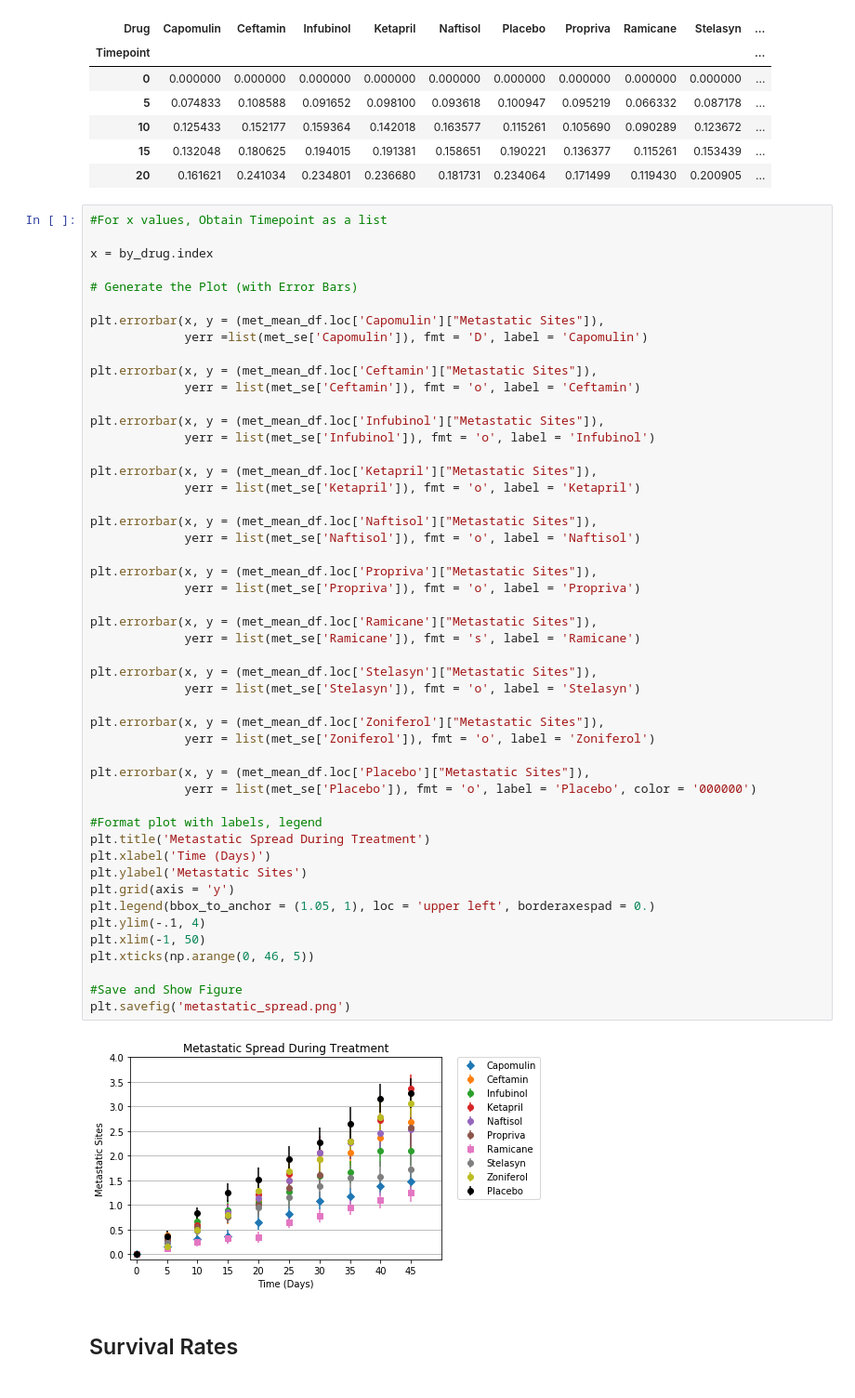
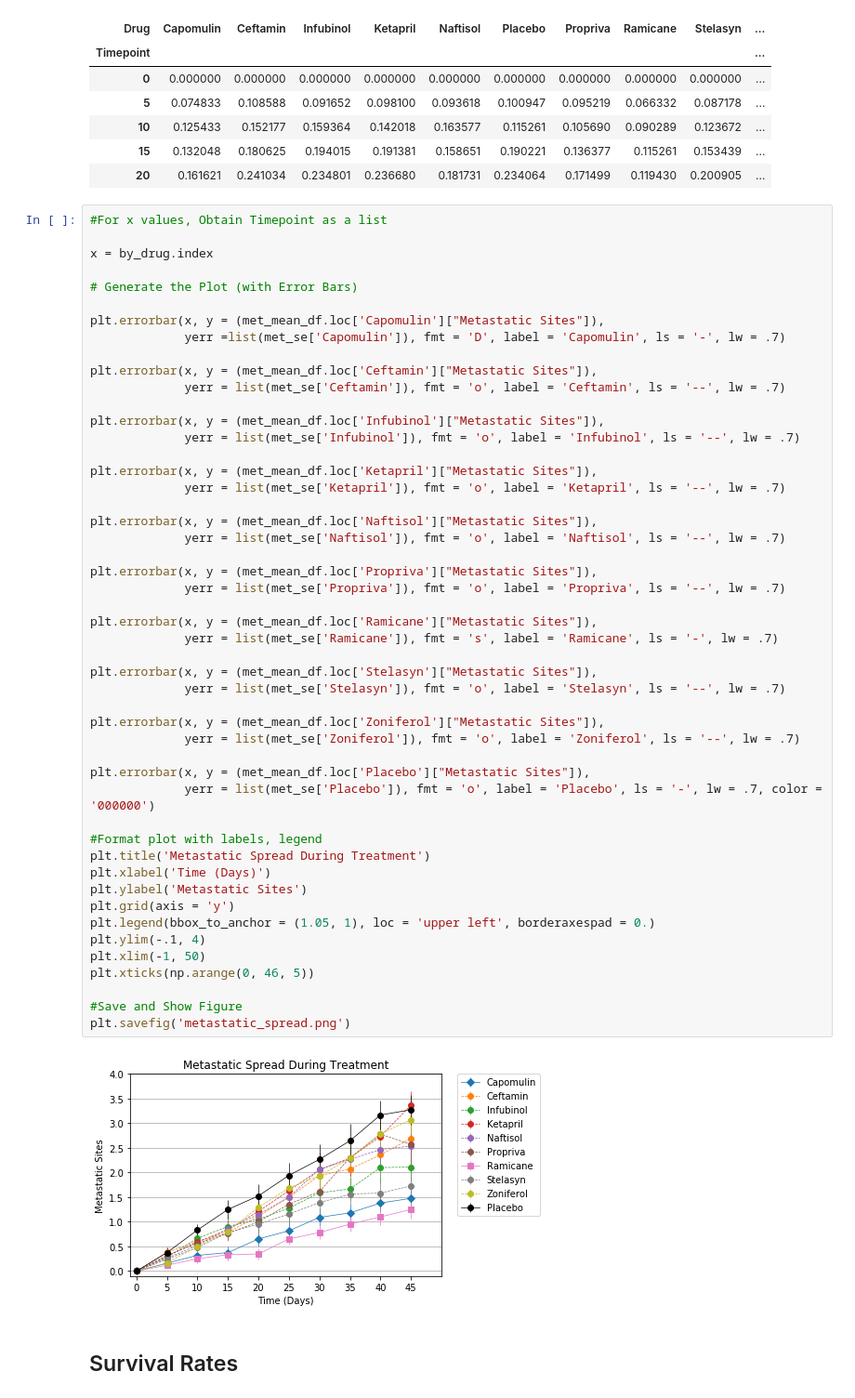
Before and after one commit to catherinegomes/matplotlib-challenge, a Jupyter notebook: Pymaceuticals/pymaceuticals_starter.ipynb, the cells around one changed output. Shown at 93% size. Cells and saved outputs as stored; diff of their text form.

```diff
--- a/Pymaceuticals/pymaceuticals_starter.ipynb
+++ b/Pymaceuticals/pymaceuticals_starter.ipynb
@@ -177,49 +184,49 @@ x = by_drug.index
 # Generate the Plot (with Error Bars)
 
 plt.errorbar(x, y = (met_mean_df.loc['Capomulin']["Metastatic Sites"]),
-             yerr =list(met_se['Capomulin']), fmt = 'D', label = 'Capomulin')
+             yerr =list(met_se['Capomulin']), fmt = 'D', label = 'Capomulin', ls = '-', lw = .7)
 
 plt.errorbar(x, y = (met_mean_df.loc['Ceftamin']["Metastatic Sites"]),
-             yerr = list(met_se['Ceftamin']), fmt = 'o', label = 'Ceftamin')
+             yerr = list(met_se['Ceftamin']), fmt = 'o', label = 'Ceftamin', ls = '--', lw = .7)
 
 plt.errorbar(x, y = (met_mean_df.loc['Infubinol']["Metastatic Sites"]),
-             yerr = list(met_se['Infubinol']), fmt = 'o', label = 'Infubinol')
+             yerr = list(met_se['Infubinol']), fmt = 'o', label = 'Infubinol', ls = '--', lw = .7)
 
 plt.errorbar(x, y = (met_mean_df.loc['Ketapril']["Metastatic Sites"]),
-             yerr = list(met_se['Ketapril']), fmt = 'o', label = 'Ketapril')
+             yerr = list(met_se['Ketapril']), fmt = 'o', label = 'Ketapril', ls = '--', lw = .7)
 
 plt.errorbar(x, y = (met_mean_df.loc['Naftisol']["Metastatic Sites"]),
-             yerr = list(met_se['Naftisol']), fmt = 'o', label = 'Naftisol')
+             yerr = list(met_se['Naftisol']), fmt = 'o', label = 'Naftisol', ls = '--', lw = .7)
 
 plt.errorbar(x, y = (met_mean_df.loc['Propriva']["Metastatic Sites"]),
-             yerr = list(met_se['Propriva']), fmt = 'o', label = 'Propriva')
+             yerr = list(met_se['Propriva']), fmt = 'o', label = 'Propriva', ls = '--', lw = .7)
 
 plt.errorbar(x, y = (met_mean_df.loc['Ramicane']["Metastatic Sites"]),
-             yerr = list(met_se['Ramicane']), fmt = 's', label = 'Ramicane')
+             yerr = list(met_se['Ramicane']), fmt = 's', label = 'Ramicane', ls = '-', lw = .7)
 
 plt.errorbar(x, y = (met_mean_df.loc['Stelasyn']["Metastatic Sites"]),
-             yerr = list(met_se['Stelasyn']), fmt = 'o', label = 'Stelasyn')
+             yerr = list(met_se['Stelasyn']), fmt = 'o', label = 'Stelasyn', ls = '--', lw = .7)
 
 plt.errorbar(x, y = (met_mean_df.loc['Zoniferol']["Metastatic Sites"]),
-             yerr = list(met_se['Zoniferol']), fmt = 'o', label = 'Zoniferol')
+             yerr = list(met_se['Zoniferol']), fmt = 'o', label = 'Zoniferol', ls = '--', lw = .7)
 
 plt.errorbar(x, y = (met_mean_df.loc['Placebo']["Metastatic Sites"]),
-             yerr = list(met_se['Placebo']), fmt = 'o', label = 'Placebo', color = '000000')
+             yerr = list(met_se['Placebo']), fmt = 'o', label = 'Placebo', ls = '-', lw = .7, color = '000000')
 
 #Format plot with labels, legend
 plt.title('Metastatic Spread During Treatment')
 plt.xlabel('Time (Days)')
 plt.ylabel('Metastatic Sites')
 plt.grid(axis = 'y')
 plt.legend(bbox_to_anchor = (1.05, 1), loc = 'upper left', borderaxespad = 0.)
 plt.ylim(-.1, 4)
 plt.xlim(-1, 50)
 plt.xticks(np.arange(0, 46, 5))
 
 #Save and Show Figure
 plt.savefig('metastatic_spread.png')
 # %% [output]
-[figure, old version]
+[figure, new version]
 # %% [markdown]
 ## Survival Rates
 # %%
```
Also changed, not shown: parts of 4 cells of this notebook, 3 other files.
